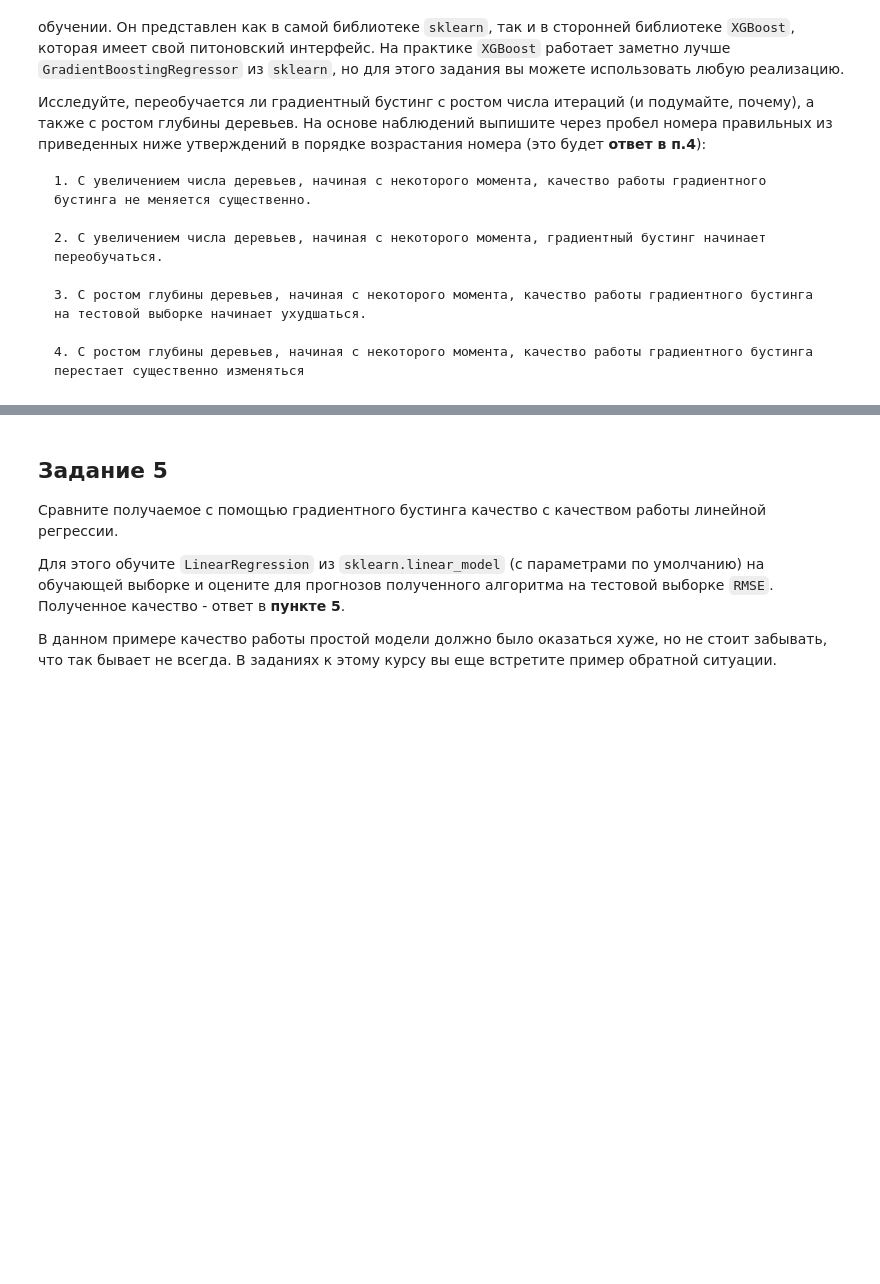
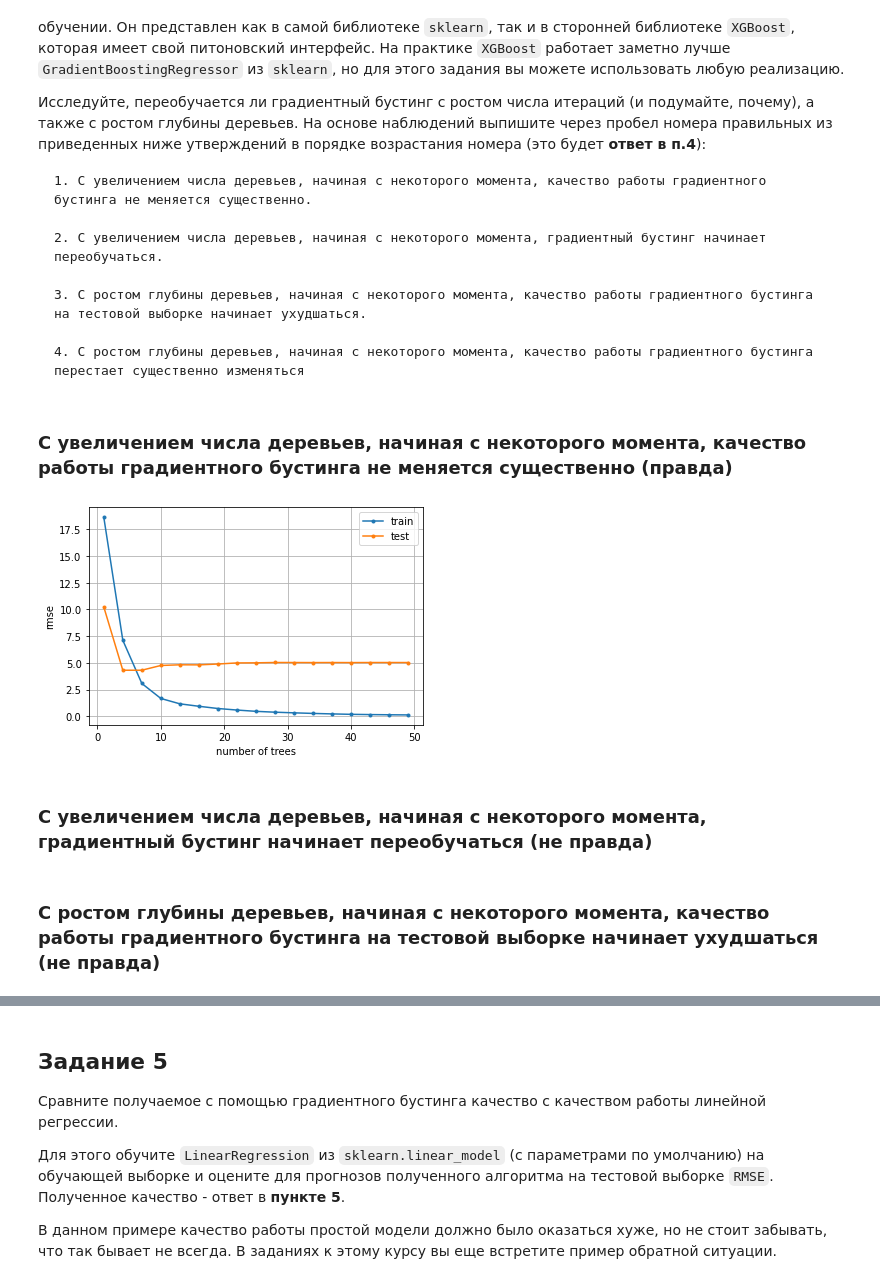
Before and after one commit to SmirnovAlexander/MachineLearningDataAnalysis, a Jupyter notebook: SupervisedLearning/4.RandomForestGradientBoosting/GradientBoosting.ipynb, the cells around one changed output, grey strips where cells are left out. Drawn from its saved outputs; the diff is of its cells as text; code cells hidden in the pictures; blank space fills up the shorter version.

```diff
--- a/SupervisedLearning/4.RandomForestGradientBoosting/GradientBoosting.ipynb
+++ b/SupervisedLearning/4.RandomForestGradientBoosting/GradientBoosting.ipynb
@@ -89,0 +102,7 @@ def gbm_predict(X):
+# %%
+n_trees = 50
+max_depth = 5
+random_state = 42
+# %%
+def gbm_predict(X, base_algorithms_list, coefficients_list):
+    return [sum([coeff * algo.predict([x])[0] for algo, coeff in zip(base_algorithms_list, coefficients_list)]) for x in X]
@@ -95,3 +139,19 @@ def gbm_predict(X):
 Попробуйте уменьшать вес перед каждым алгоритмом с каждой следующей итерацией по формуле `0.9 / (1.0 + i)`, где `i` - номер итерации (от 0 до 49). Используйте качество работы алгоритма как **ответ в пункте 3**.
 
 В реальности часто применяется следующая стратегия выбора шага: как только выбран алгоритм, подберем коэффициент перед ним численным методом оптимизации таким образом, чтобы отклонение от правильных ответов было минимальным. Мы не будем предлагать вам реализовать это для выполнения задания, но рекомендуем попробовать разобраться с такой стратегией и реализовать ее при случае для себя.
+# %%
+%%time
+
+base_algorithms_list = []
+coefficients_list = []
+
+for i in tqdm(range(n_trees)):
+    dtg = DecisionTreeRegressor(max_depth=max_depth, random_state=random_state)
+    if i == 0:
+        dtg.fit(X_train, y_train)
+        base_algorithms_list.append(dtg)
+    else:
+        y_shift = - (gbm_predict(X_train, base_algorithms_list, coefficients_list) - y_train)
+        dtg.fit(X_train, y_shift)
+        base_algorithms_list.append(dtg)
+    coefficients_list.append(0.9 / (1.0 + i))
@@ -111,0 +186,22 @@ def gbm_predict(X):
+# %% [markdown]
+###  С увеличением числа деревьев, начиная с некоторого момента, качество работы градиентного бустинга не меняется существенно (правда)
+# %%
+n_trees = range(1, 50, 3)
+scores_train = []
+scores_test = []
+
+for n_tree in tqdm(n_trees):
+    xgb = XGBRegressor(n_estimators=n_tree)
+    xgb.fit(X_train, y_train)
+    scores_train.append(mean_squared_error(y_train, xgb.predict(X_train), squared=False))
+    scores_test.append(mean_squared_error(y_test, xgb.predict(X_test), squared=False))
+# %%
+plt.plot(n_trees, scores_train, marker='.', label="train")
+plt.plot(n_trees, scores_test, marker='.', label="test")
+plt.grid(True)
+plt.xlabel("number of trees")
+plt.ylabel("rmse")
+plt.legend()
+plt.show()
+# %% [output]
+[figure, added]
@@ -111,0 +210,4 @@ def gbm_predict(X):
+# %% [markdown]
+###  С увеличением числа деревьев, начиная с некоторого момента, градиентный бустинг начинает переобучаться (не правда)
+# %% [markdown]
+### С ростом глубины деревьев, начиная с некоторого момента, качество работы градиентного бустинга на тестовой выборке начинает ухудшаться (не правда)
```
Also changed, not shown: parts of 16 cells of this notebook, 4 other files.
